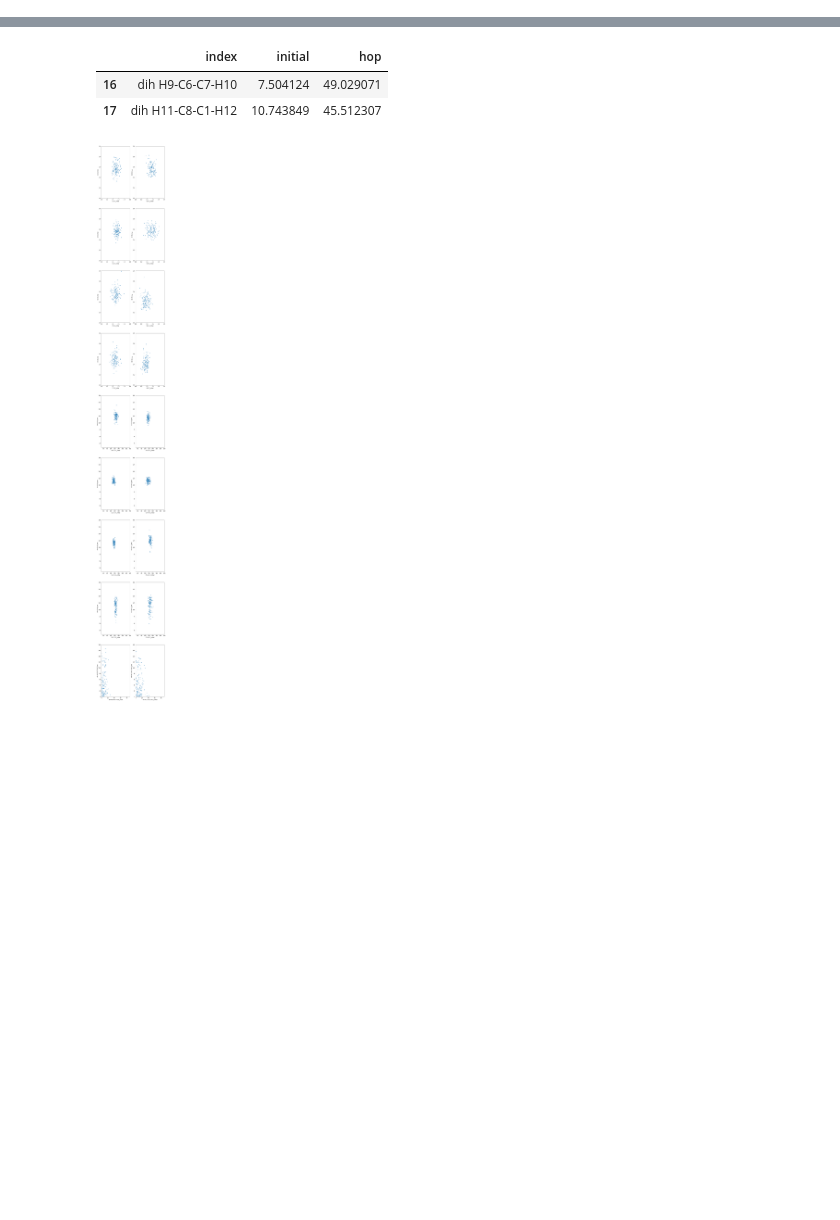
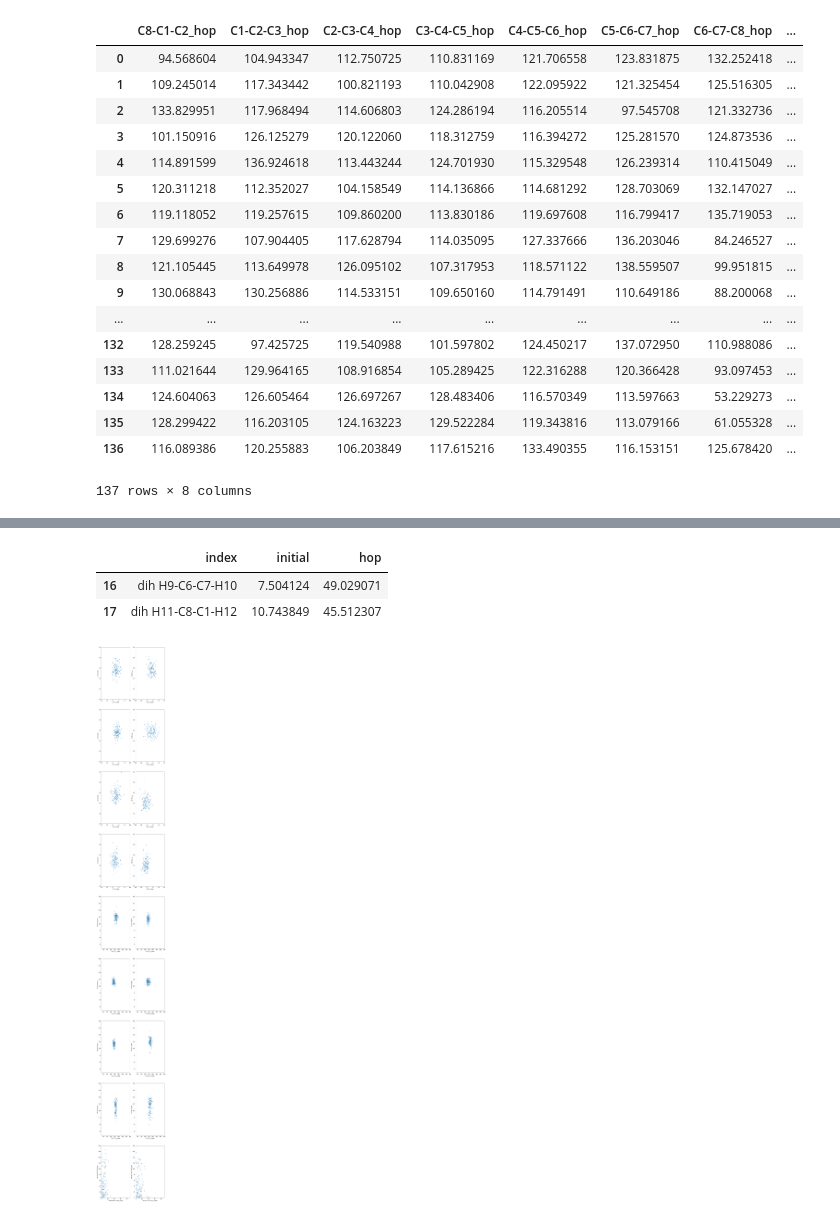
Before and after one commit to KhaiTTNguyen/Computational_Quantum_Chemistry, a Jupyter notebook: structural_influence_on_excited_state_dynamics/[Khai_Nguyen]_Internal_Coordinates_Visualization.ipynb, the cells around one changed output, grey strips where cells are left out. Cells and saved outputs as stored; diff of their text form; code cells hidden in the pictures; blank space fills up the shorter version.

```diff
--- a/structural_influence_on_excited_state_dynamics/[Khai_Nguyen]_Internal_Coordinates_Visualization.ipynb
+++ b/structural_influence_on_excited_state_dynamics/[Khai_Nguyen]_Internal_Coordinates_Visualization.ipynb
@@ -69,0 +88,22 @@ dih_merge = pd.merge(initial_data.iloc[:,:], \
+# %%
+C_C_df = dih_merge.iloc[:,51:-2]
+C_C_df
+# %% [output]
+|  | C8-C1-C2_hop | C1-C2-C3_hop | C2-C3-C4_hop | C3-C4-C5_hop | C4-C5-C6_hop | C5-C6-C7_hop | C6-C7-C8_hop | ... |
+| 0 | 94.568604 | 104.943347 | 112.750725 | 110.831169 | 121.706558 | 123.831875 | 132.252418 | ... |
+| 1 | 109.245014 | 117.343442 | 100.821193 | 110.042908 | 122.095922 | 121.325454 | 125.516305 | ... |
+| 2 | 133.829951 | 117.968494 | 114.606803 | 124.286194 | 116.205514 | 97.545708 | 121.332736 | ... |
+| 3 | 101.150916 | 126.125279 | 120.122060 | 118.312759 | 116.394272 | 125.281570 | 124.873536 | ... |
+| 4 | 114.891599 | 136.924618 | 113.443244 | 124.701930 | 115.329548 | 126.239314 | 110.415049 | ... |
+| 5 | 120.311218 | 112.352027 | 104.158549 | 114.136866 | 114.681292 | 128.703069 | 132.147027 | ... |
+| 6 | 119.118052 | 119.257615 | 109.860200 | 113.830186 | 119.697608 | 116.799417 | 135.719053 | ... |
+| 7 | 129.699276 | 107.904405 | 117.628794 | 114.035095 | 127.337666 | 136.203046 | 84.246527 | ... |
+| 8 | 121.105445 | 113.649978 | 126.095102 | 107.317953 | 118.571122 | 138.559507 | 99.951815 | ... |
+| 9 | 130.068843 | 130.256886 | 114.533151 | 109.650160 | 114.791491 | 110.649186 | 88.200068 | ... |
+| ... | ... | ... | ... | ... | ... | ... | ... | ... |
+| 132 | 128.259245 | 97.425725 | 119.540988 | 101.597802 | 124.450217 | 137.072950 | 110.988086 | ... |
+| 133 | 111.021644 | 129.964165 | 108.916854 | 105.289425 | 122.316288 | 120.366428 | 93.097453 | ... |
+| 134 | 124.604063 | 126.605464 | 126.697267 | 128.483406 | 116.570349 | 113.597663 | 53.229273 | ... |
+| 135 | 128.299422 | 116.203105 | 124.163223 | 129.522284 | 119.343816 | 113.079166 | 61.055328 | ... |
+| 136 | 116.089386 | 120.255883 | 106.203849 | 117.615216 | 133.490355 | 116.153151 | 125.678420 | ... |
+137 rows × 8 columns
```
Also changed, not shown: parts of 5 cells of this notebook, 17 other files.
